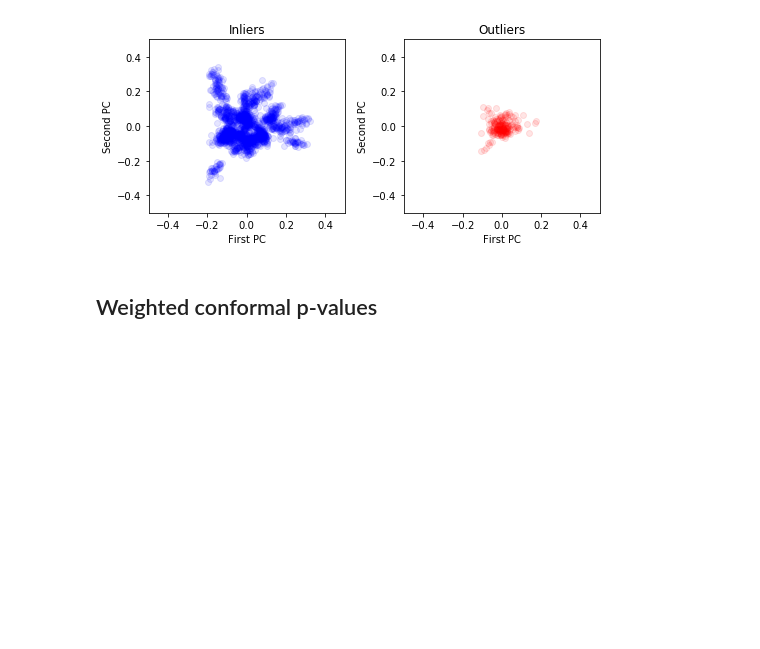
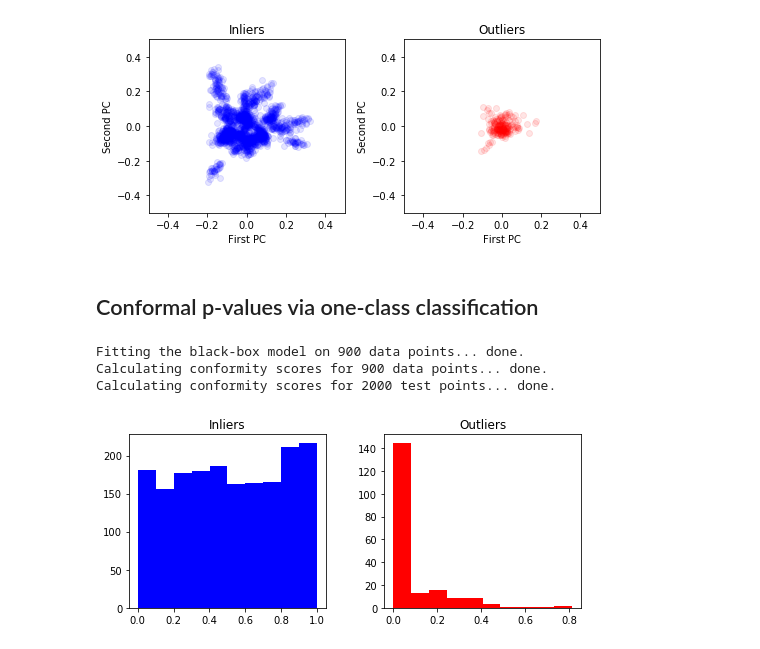
Before and after one commit to ZiyiLiang/weighted_conformal_pvalues, a Jupyter notebook: examples/example-1.ipynb, the cells around one changed output. Cells and saved outputs as stored; diff of their text form; code cells hidden in the pictures; blank space fills up the shorter version.

```diff
--- a/examples/example-1.ipynb
+++ b/examples/example-1.ipynb
@@ -94,4 +94,44 @@ plt.show()
 # %% [output]
 [figure]
 # %% [markdown]
-## Weighted conformal p-values
+## Conformal p-values via one-class classification
+# %%
+# Choose a one-class classifier algorithm
+method_oneclass = "IForest"
+
+# Initialize the one-class classifier with desired hyper-parameters
+if method_oneclass == "SVM":
+    bbox_occ = svm.OneClassSVM(nu=contamination, kernel="rbf", gamma=0.1)
+if method_oneclass == "IForest":
+    contamination = 0.001
+    contamination = min(max(contamination,0.004),0.1)
+    bbox_occ = IsolationForest(random_state=random_state, contamination=contamination)
+if method_oneclass == "Neighbors":
+    contamination = 0.001
+    contamination = min(max(contamination,0.004),0.1)
+    bbox_occ = LocalOutlierFactor(novelty=True, contamination=contamination)
+# %%
+from methods import OneClassConformal
+
+# Extract the inliers from the data
+X_in = X[Y==0]
+
+# Compute the p-values
+method_oneclass = OneClassConformal(X_in, bbox_occ, calib_size=0.5)
+pvals_oneclass = method_oneclass.compute_pvalues(X_test)
+# %% [output]
+Fitting the black-box model on 900 data points... done.
+Calculating conformity scores for 900 data points... done.
+Calculating conformity scores for 2000 test points... done.
+# %%
+## Plot the p-values
+fig, axs = plt.subplots(1,2, figsize=(7,3))
+fig.tight_layout()
+plt.subplots_adjust(wspace=0.3)
+axs[0].hist(pvals_oneclass[Y_test==0], color="blue")
+axs[1].hist(pvals_oneclass[Y_test==1], color="red")
+axs[0].title.set_text('Inliers')
+axs[1].title.set_text('Outliers')
+plt.show()
+# %% [output]
+[figure, added]
```
Also changed, not shown: 1 other file.
